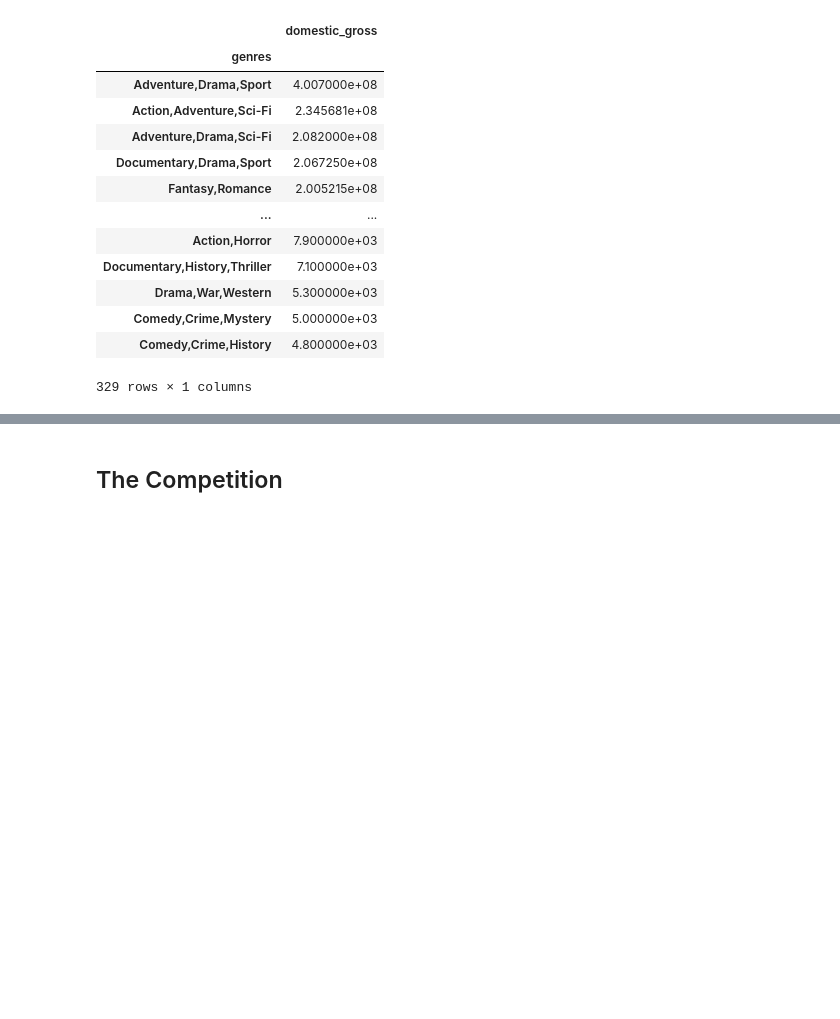
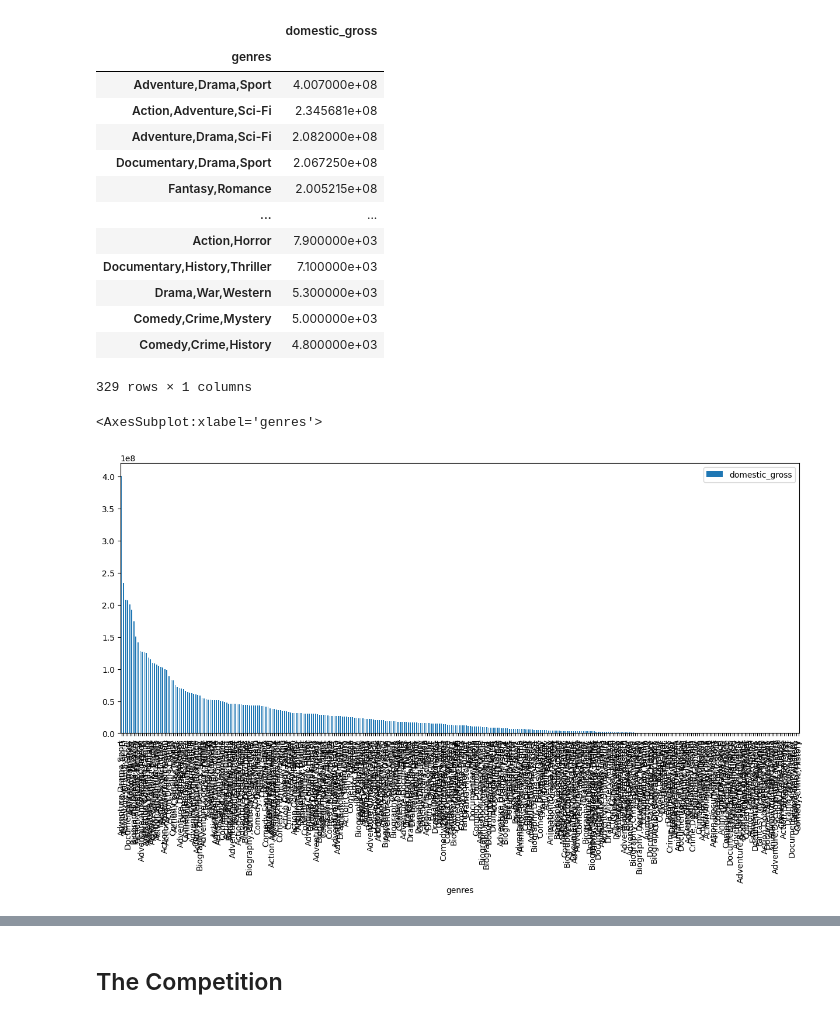
Before and after one commit to Kichimbi/phase_1_project, a Jupyter notebook: Microsoft-Movie-Project.ipynb, the cells around one changed output, grey strips where cells are left out. Saved outputs shown, nothing was run; the diff lists cells and outputs as text; code cells hidden in the pictures; blank space fills up the shorter version.

```diff
--- a/Microsoft-Movie-Project.ipynb
+++ b/Microsoft-Movie-Project.ipynb
@@ -718,3 +771,10 @@ bom_domestic_movies_title_earnings_combined.groupby(['genres']).mean(['domestic_
 | Comedy,Crime,Mystery | 5.000000e+03 |
 | Comedy,Crime,History | 4.800000e+03 |
 329 rows × 1 columns
+# %%
+bom_dom_mov_t_e_c_p = bom_domestic_movies_title_earnings_combined.groupby(['genres']).mean(['domestic_gross']).drop(columns=['start_year','runtime_minutes','year'], axis=0).sort_values(by=['domestic_gross'], ascending=False)
+
+bom_dom_mov_t_e_c_p.plot.bar(figsize=(15,6))
+# %% [output]
+<AxesSubplot:xlabel='genres'>
+[figure, added]
```
Also changed, not shown: parts of 24 cells of this notebook, 2 other files.
